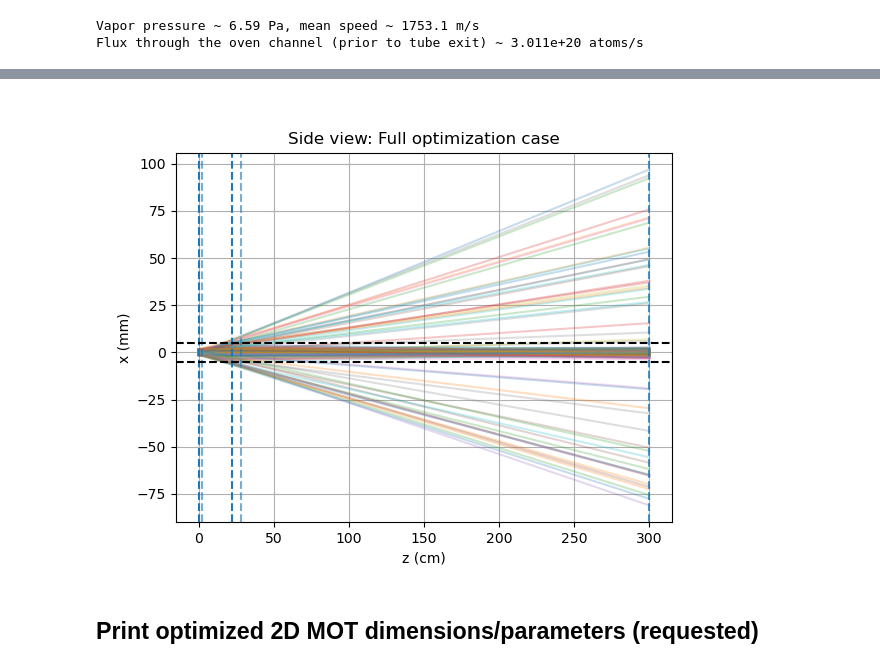
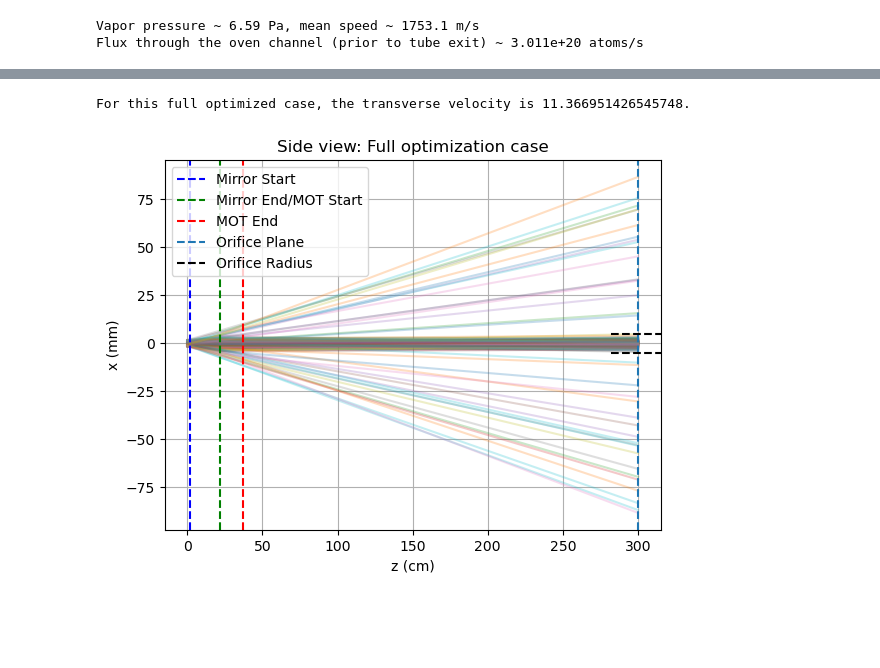
Before and after one commit to Pigg35/Lithium-6-Beamline, a Jupyter notebook: compact_li6_cooling_opt.ipynb, the cells around one changed output, grey strips where cells are left out. Drawn from its saved outputs; the diff is of its cells as text; code cells hidden in the pictures; blank space fills up the shorter version.

```diff
--- a/compact_li6_cooling_opt.ipynb
+++ b/compact_li6_cooling_opt.ipynb
@@ -58,6 +45,6 @@ Imports and constants loaded.
 # %%
 # cfg = cool.SourceConfig(tube_length=0.1, tube_radius=0.007/2)
-cfg = cool.SourceConfig(dt=1e-6)
+cfg = cool.SourceConfig()
 print(f"SourceConfig created: {cfg}")
 # %% [output]
 SourceConfig created: SourceConfig(N_atoms=5000000, isotope='Li-6', mass=9.988142485598999e-27, lambda0=6.70977e-07, k=9364233.50901683, Gamma=36882297.753144175, Isat_mW_cm2=2.54, Isat=25.4, T_oven_C ...
@@ -330,23 +296,24 @@ Best flux at orifice: 6.205e+14 atoms/s
 # %%
 # Rerunning to optimized parameters
 n_traj = 200
 
 full_opt_case = cool.propagate_system_with_beam(
     beam=beam_exiting_tube,
     cfg=replace(cfg, z_mot_end = cfg.z_mot_start + best_length_cm*1e-2, B_grad=best_grad,
         Px_mW_mot=best_Px_mw, Py_mW_mot=best_Py_mw),
     use_mot=True,
     mirror_cooling=True,
     mot_mode='mot_full',
     record_traj=True,
     n_traj=n_traj,
     n_record_region=6,
     orifice_reference="3 meters from tube exit"
 )
 
-cool.plot_sideview(full_opt_case, cfg, "Side view: Full optimization case")
+# Print transverse velocity of atoms exiting the MOT region
+print(f"For this full optimized case, the transverse velocity is {full_opt_case['transverse_velocity']}.")
+
+cool.plot_sideview(full_opt_case, cfg, 15.0, "Side view: Full optimization case")
 # %% [output]
+For this full optimized case, the transverse velocity is 11.366951426545748.
-[figure, old version]
+[figure, new version]
-# %% [markdown]
-
-## Print optimized 2D MOT dimensions/parameters (requested)
```
Also changed, not shown: parts of 24 cells of this notebook, 3 other files.
